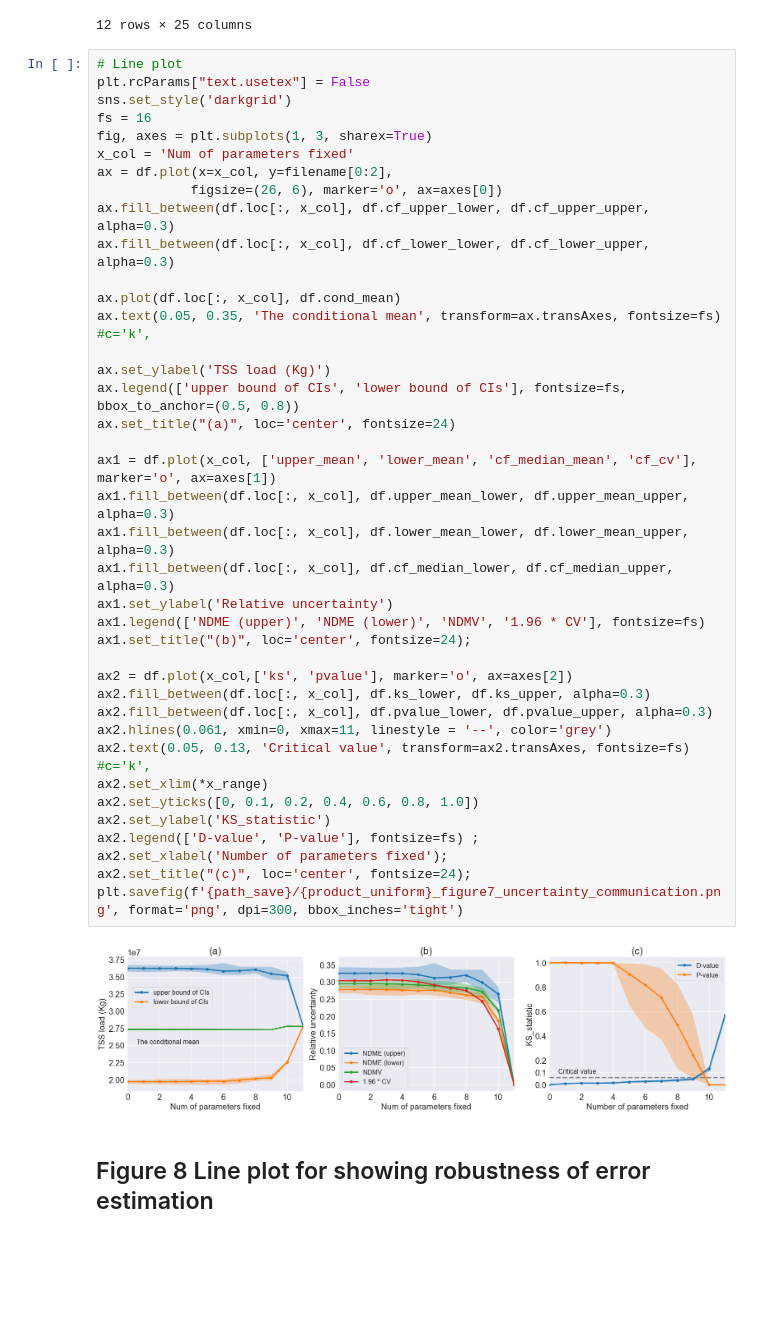
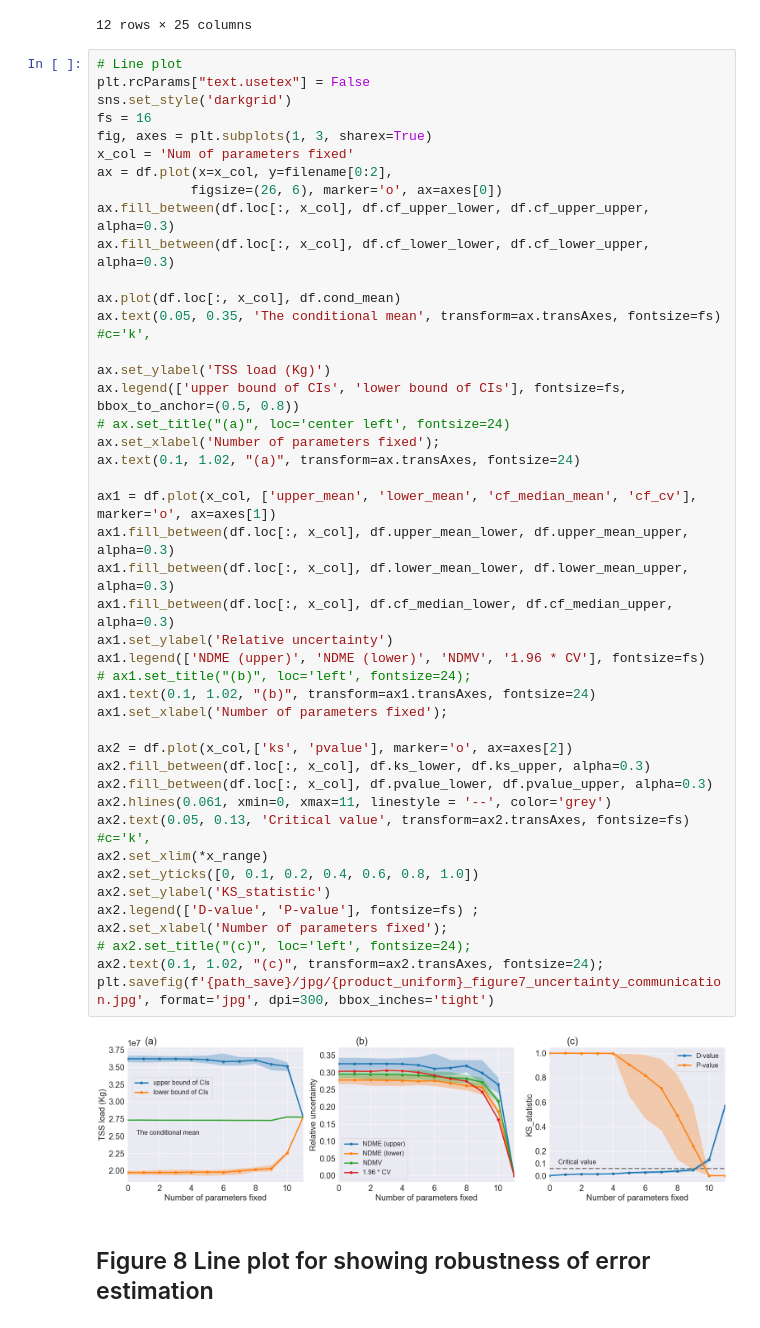
Before and after one commit to QianWanghhu/factor_fixing, a Jupyter notebook: qian_dev/visualization.ipynb, the cells around one changed output. Saved outputs shown, nothing was run; the diff lists cells and outputs as text; blank space fills up the shorter version.

Commit message:
Save figures as jpg format for WRR

```diff
--- a/qian_dev/visualization.ipynb
+++ b/qian_dev/visualization.ipynb
@@ -216,38 +216,43 @@ fig, axes = plt.subplots(1, 3, sharex=True)
 x_col = 'Num of parameters fixed'
 ax = df.plot(x=x_col, y=filename[0:2],
             figsize=(26, 6), marker='o', ax=axes[0])
 ax.fill_between(df.loc[:, x_col], df.cf_upper_lower, df.cf_upper_upper, alpha=0.3)
 ax.fill_between(df.loc[:, x_col], df.cf_lower_lower, df.cf_lower_upper, alpha=0.3)
 
 ax.plot(df.loc[:, x_col], df.cond_mean)
 ax.text(0.05, 0.35, 'The conditional mean', transform=ax.transAxes, fontsize=fs) #c='k',
 
 ax.set_ylabel('TSS load (Kg)')
 ax.legend(['upper bound of CIs', 'lower bound of CIs'], fontsize=fs, bbox_to_anchor=(0.5, 0.8))
-ax.set_title("(a)", loc='center', fontsize=24)
+# ax.set_title("(a)", loc='center left', fontsize=24)
+ax.set_xlabel('Number of parameters fixed');
+ax.text(0.1, 1.02, "(a)", transform=ax.transAxes, fontsize=24)
 
 ax1 = df.plot(x_col, ['upper_mean', 'lower_mean', 'cf_median_mean', 'cf_cv'], marker='o', ax=axes[1])
 ax1.fill_between(df.loc[:, x_col], df.upper_mean_lower, df.upper_mean_upper, alpha=0.3)
 ax1.fill_between(df.loc[:, x_col], df.lower_mean_lower, df.lower_mean_upper, alpha=0.3)
 ax1.fill_between(df.loc[:, x_col], df.cf_median_lower, df.cf_median_upper, alpha=0.3)
 ax1.set_ylabel('Relative uncertainty')
 ax1.legend(['NDME (upper)', 'NDME (lower)', 'NDMV', '1.96 * CV'], fontsize=fs)
-ax1.set_title("(b)", loc='center', fontsize=24);
+# ax1.set_title("(b)", loc='left', fontsize=24);
+ax1.text(0.1, 1.02, "(b)", transform=ax1.transAxes, fontsize=24)
+ax1.set_xlabel('Number of parameters fixed');
 
 ax2 = df.plot(x_col,['ks', 'pvalue'], marker='o', ax=axes[2])
 ax2.fill_between(df.loc[:, x_col], df.ks_lower, df.ks_upper, alpha=0.3)
 ax2.fill_between(df.loc[:, x_col], df.pvalue_lower, df.pvalue_upper, alpha=0.3)
 ax2.hlines(0.061, xmin=0, xmax=11, linestyle = '--', color='grey')
 ax2.text(0.05, 0.13, 'Critical value', transform=ax2.transAxes, fontsize=fs) #c='k',
 ax2.set_xlim(*x_range)
 ax2.set_yticks([0, 0.1, 0.2, 0.4, 0.6, 0.8, 1.0])
 ax2.set_ylabel('KS_statistic')
 ax2.legend(['D-value', 'P-value'], fontsize=fs) ;
 ax2.set_xlabel('Number of parameters fixed');
-ax2.set_title("(c)", loc='center', fontsize=24);
-plt.savefig(f'{path_save}/{product_uniform}_figure7_uncertainty_communication.png', format='png', dpi=300, bbox_inches='tight')
+# ax2.set_title("(c)", loc='left', fontsize=24);
+ax2.text(0.1, 1.02, "(c)", transform=ax2.transAxes, fontsize=24);
+plt.savefig(f'{path_save}/jpg/{product_uniform}_figure7_uncertainty_communication.jpg', format='jpg', dpi=300, bbox_inches='tight')
 # %% [output]
-[figure, old version]
+[figure, new version]
 # %% [markdown]
 ## Figure 8 Line plot for showing robustness of error estimation
 # %%
```
Also changed, not shown: parts of 3 cells of this notebook.
